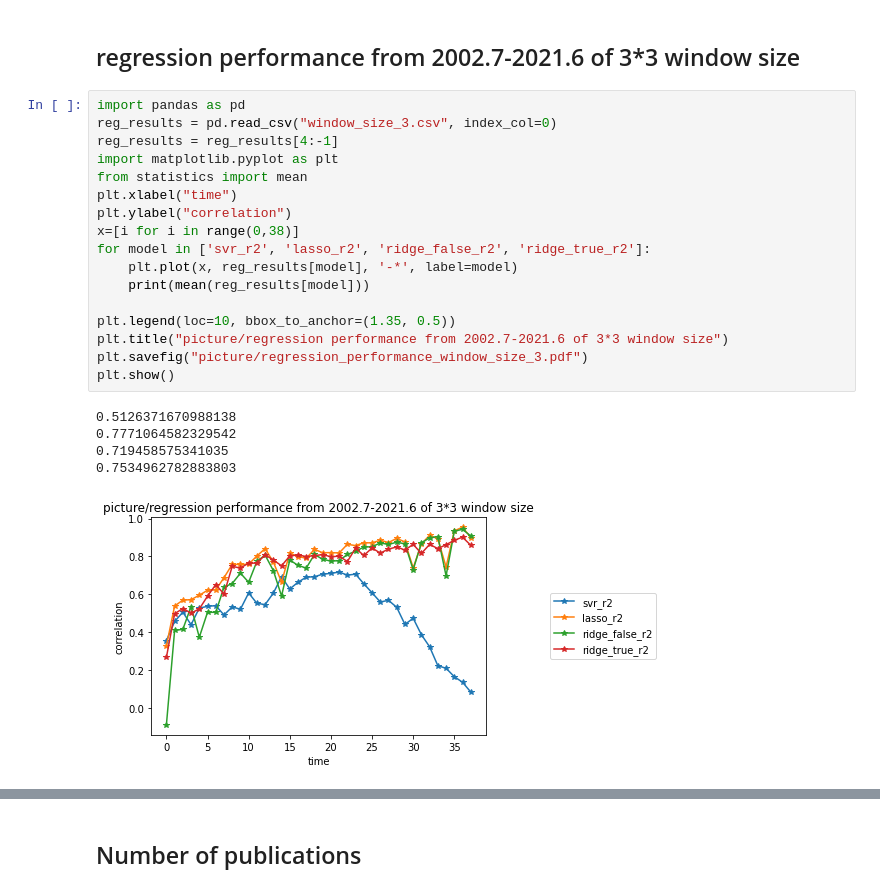
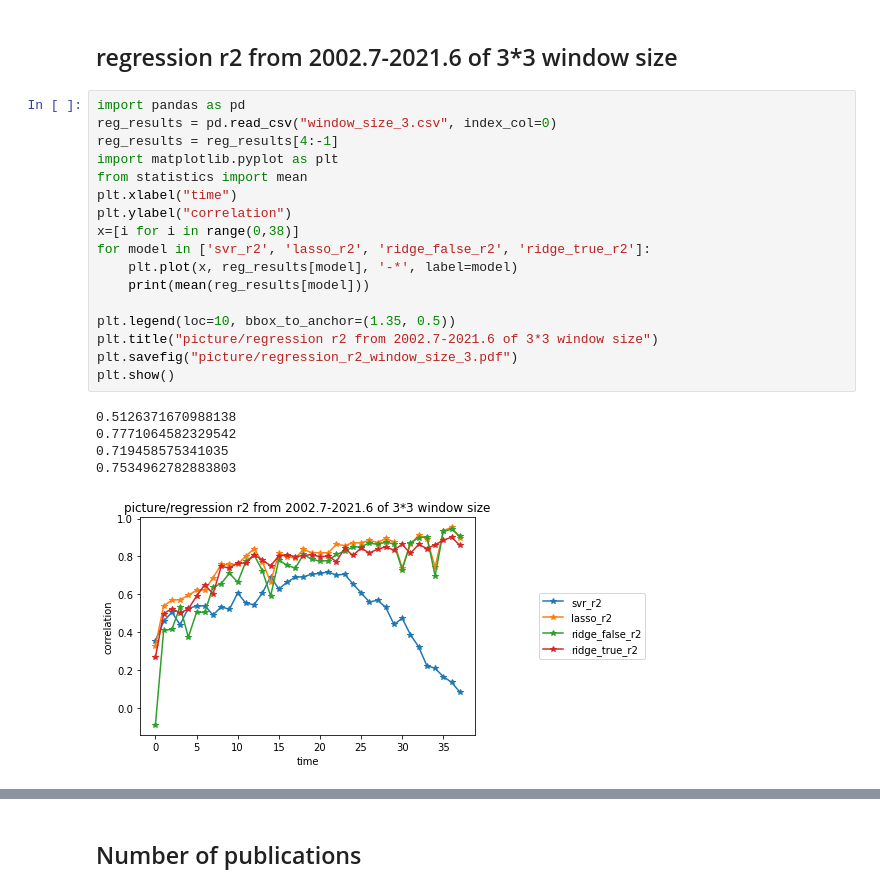
Before and after one commit to jiashenggu/ai_in_bio, a Jupyter notebook: pubmed_figure_2022.ipynb, the cells around one changed output, grey strips where cells are left out. Cells and saved outputs as stored; diff of their text form.

```diff
--- a/pubmed_figure_2022.ipynb
+++ b/pubmed_figure_2022.ipynb
@@ -26,26 +26,26 @@ plt.show()
 # %% [markdown]
-## regression performance from 2002.7-2021.6 of 3*3 window size
+## regression r2 from 2002.7-2021.6 of 3*3 window size
 # %%
 import pandas as pd
 reg_results = pd.read_csv("window_size_3.csv", index_col=0)
 reg_results = reg_results[4:-1]
 import matplotlib.pyplot as plt
 from statistics import mean
 plt.xlabel("time")
 plt.ylabel("correlation")
 x=[i for i in range(0,38)]
 for model in ['svr_r2', 'lasso_r2', 'ridge_false_r2', 'ridge_true_r2']:
     plt.plot(x, reg_results[model], '-*', label=model)
     print(mean(reg_results[model]))
 
 plt.legend(loc=10, bbox_to_anchor=(1.35, 0.5))
-plt.title("picture/regression performance from 2002.7-2021.6 of 3*3 window size")
-plt.savefig("picture/regression_performance_window_size_3.pdf")
+plt.title("picture/regression r2 from 2002.7-2021.6 of 3*3 window size")
+plt.savefig("picture/regression_r2_window_size_3.pdf")
 plt.show()
 # %% [output]
 0.5126371670988138
 0.7771064582329542
 0.719458575341035
 0.7534962782883803
-[figure, old version]
+[figure, new version]
 # %% [markdown]
```
Also changed, not shown: parts of 10 cells of this notebook, 21 other files.
